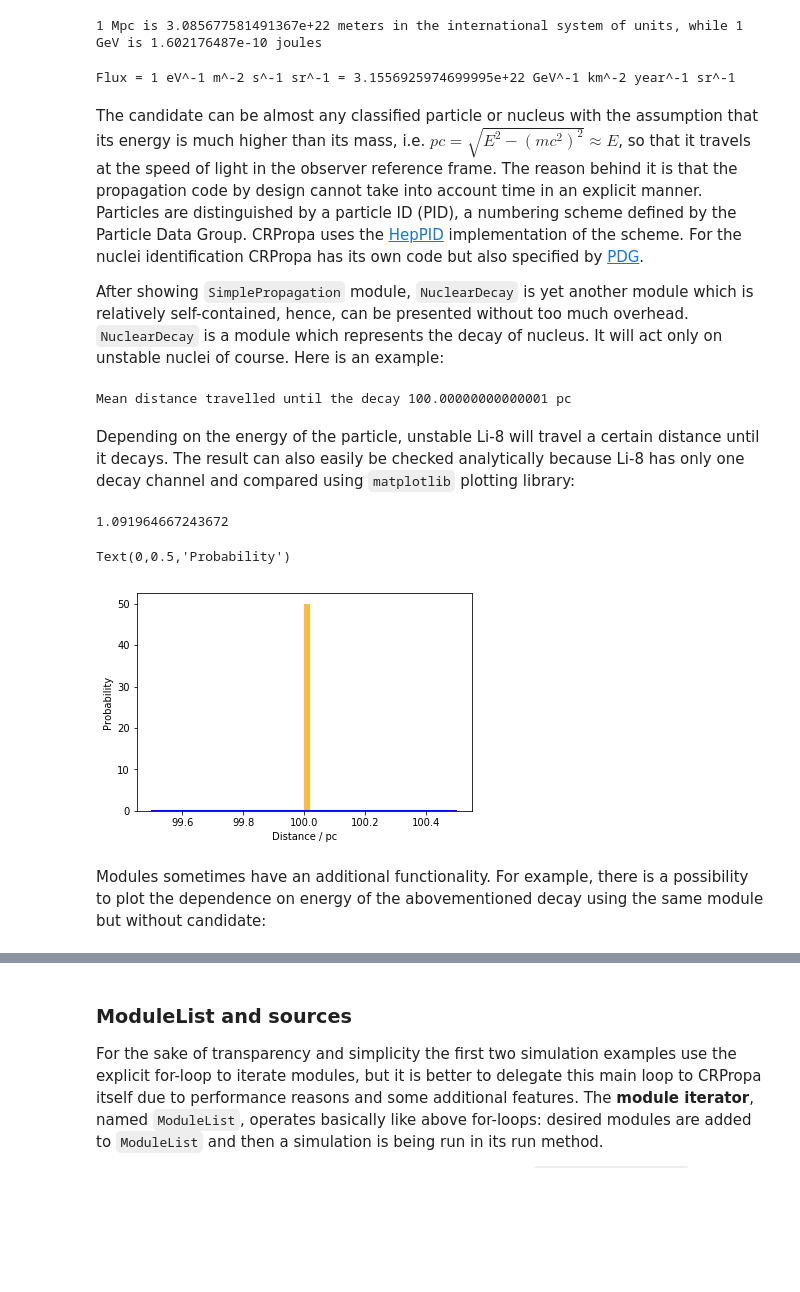
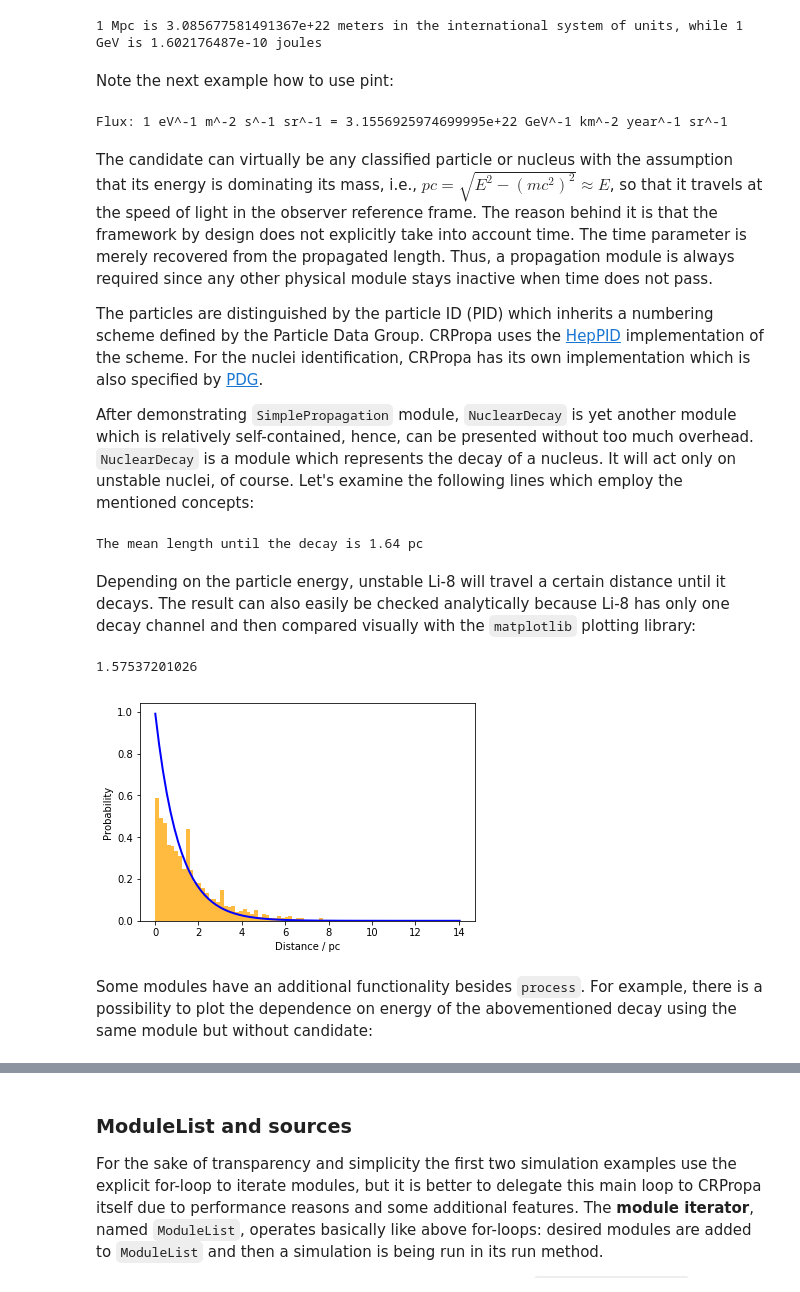
Before and after one commit to CRPropa/crpropa-intro-book, a Jupyter notebook: Basics.ipynb, the cells around one changed output, grey strips where cells are left out. Drawn from its saved outputs; the diff is of its cells as text; code cells hidden in the pictures; blank space fills up the shorter version.

```diff
--- a/Basics.ipynb
+++ b/Basics.ipynb
@@ -51,6 +55,8 @@ print("1 Mpc is {} meters in the international \
 system of units, while 1 GeV is {} joules".format(1*Mpc, 1*GeV))
 # %% [output]
 1 Mpc is 3.085677581491367e+22 meters in the international system of units, while 1 GeV is 1.602176487e-10 joules
+# %% [markdown]
+Note the next example how to use pint:
 # %%
 from pint import UnitRegistry
 ureg = UnitRegistry()
@@ -62,74 +68,75 @@ def convertunits(unitstring, convertto):
 
 fromunits = "eV^-1 m^-2 s^-1 sr^-1"
 tounits = "GeV^-1 km^-2 year^-1 sr^-1"
-print("Flux = 1 {1} = {0} {2}".format(
+print("Flux: 1 {1} = {0} {2}".format(
     1*convertunits(fromunits, tounits), fromunits, tounits))
 # %% [output]
-Flux = 1 eV^-1 m^-2 s^-1 sr^-1 = 3.1556925974699995e+22 GeV^-1 km^-2 year^-1 sr^-1
+Flux: 1 eV^-1 m^-2 s^-1 sr^-1 = 3.1556925974699995e+22 GeV^-1 km^-2 year^-1 sr^-1
 # %% [markdown]
-The candidate can be almost any classified particle or nucleus with the assumption that its energy is much higher than its mass, i.e. $pc=\sqrt{E^2-(mc^2)^2}\approx E$, so that it travels at the speed of light in the observer reference frame. The reason behind it is that the propagation code by design cannot take into account time in an explicit manner. Particles are distinguished by a particle ID (PID), a numbering scheme defined by the Particle Data Group. CRPropa uses the [HepPID](http://lcgapp.cern.ch/project/simu/HepPDT/HepPDT.2.06.01/HepPID.pdf) implementation of the scheme. For the nuclei identification CRPropa has its own code but also specified by [PDG](http://pdg.lbl.gov/2008/reviews/rpp2008-rev-monte-carlo-numbering.pdf).
+The candidate can virtually be any classified particle or nucleus with the assumption that its energy is dominating its mass, i.e., $pc=\sqrt{E^2-(mc^2)^2}\approx E$, so that it travels at the speed of light in the observer reference frame. The reason behind it is that the framework by design does not explicitly take into account time. The time parameter is merely recovered from the propagated length. Thus, a propagation module is always required since any other physical module stays inactive when time does not pass.
 
-After showing ``SimplePropagation`` module, ``NuclearDecay`` is yet another module which is relatively self-contained, hence, can be presented without too much overhead. ``NuclearDecay`` is a module which represents the decay of nucleus. It will act only on unstable nuclei of course. Here is an example:
+The particles are distinguished by the particle ID (PID) which inherits a numbering scheme defined by the Particle Data Group. CRPropa uses the [HepPID](http://lcgapp.cern.ch/project/simu/HepPDT/HepPDT.2.06.01/HepPID.pdf) implementation of the scheme. For the nuclei identification, CRPropa has its own implementation which is also specified by [PDG](http://pdg.lbl.gov/2008/reviews/rpp2008-rev-monte-carlo-numbering.pdf).
+
+After demonstrating ``SimplePropagation`` module, ``NuclearDecay`` is yet another module which is relatively self-contained, hence, can be presented without too much overhead. ``NuclearDecay`` is a module which represents the decay of a nucleus. It will act only on unstable nuclei, of course. Let's examine the following lines which employ the mentioned concepts:
 # %%
 def decay_distance(pid, E):
     c = Candidate(pid, E)
     c.current.setPosition(Vector3d(0, 0, 0)*Mpc)
     c.current.setDirection(Vector3d(1, 0, 0))
-    init_charge = c.current.getCharge()
+    init_id = c.current.getId()
 
-    module1 = SimplePropagation()
+    module1 = SimplePropagation(0.01*pc, 10*pc)
     module2 = NuclearDecay()
 
     for step in range(200):
         module1.process(c)
         module2.process(c)
-        if c.current.getCharge() != init_charge:
-            return c.current.getPosition().getR()/pc
+        if c.current.getId() != init_id:
+            return c.current.getPosition().getR()
+
+    return c.current.getPosition().getR()
 
 # Li-8, half-life = 839.9 ms, E = 1 EeV
 pid = nucleusId(8, 3)
 E = 1*EeV
 
 # make sample
-dists = [decay_distance(pid, E) for i in range(5000)]
+dists = [decay_distance(pid, E)/pc for i in range(3000)]
 mean_dist = sum(dists)/len(dists)
-print("Mean distance travelled until the decay {} pc".format(mean_dist))
+print("The mean length until the decay is {:.3g} pc".format(mean_dist))
 # %% [output]
-Mean distance travelled until the decay 100.00000000000001 pc
+The mean length until the decay is 1.64 pc
 # %% [markdown]
-Depending on the energy of the particle, unstable Li-8 will travel a certain distance until it decays. The result can also easily be checked analytically because Li-8 has only one decay channel and compared using ``matplotlib`` plotting library:
+Depending on the particle energy, unstable Li-8 will travel a certain distance until it decays. The result can also easily be checked analytically because Li-8 has only one decay channel and then compared visually with the ``matplotlib`` plotting library:
 # %%
-import math
+import numpy as np
+%matplotlib inline
+import matplotlib.pyplot as plt
 
 def p_decay(dist):
     """distance should be in pc"""
     halflife = 0.8399 # in s
     mass = 8.02248736*amu
     E = 1*EeV
 
-    lifetime = halflife #/ math.log(2)
+    lifetime = halflife #* np.log(2)
     gamma = E / (mass * c_squared)
     mean_dist = lifetime*gamma*c_light / pc
 
     return math.exp(-dist/mean_dist)
 
-print(0.8399*1*EeV / (8.02248736*amu * c_squared)*c_light / pc)
+print(0.8399 / np.log(2) *1*EeV / (8.02248736*amu * c_squared)*c_light / pc)
 
-import numpy as np
-%matplotlib inline
-import matplotlib.pyplot as plt
-
-n, bins, patches = plt.hist(dists, 50, normed=1, facecolor='orange', alpha=0.75)
+n, bins, patches = plt.hist(dists, 80, normed=1, facecolor='orange', alpha=0.75)
 y = [p_decay(b) for b in bins]
-plt.plot(bins, y, 'b', linewidth=2)
-plt.xlabel('Distance / pc')
-plt.ylabel('Probability')
+_ = plt.plot(bins, y, 'b', linewidth=2)
+_ = plt.xlabel('Distance / pc')
+_ = plt.ylabel('Probability')
 # %% [output]
-1.091964667243672
+1.57537201026
-Text(0,0.5,'Probability')
-[figure, old version]
+[figure, new version]
 # %% [markdown]
-Modules sometimes have an additional functionality. For example, there is a possibility to plot the dependence on energy of the abovementioned decay using the same module but without candidate:
+Some modules have an additional functionality besides `process`. For example, there is a possibility to plot the dependence on energy of the abovementioned decay using the same module but without candidate:
 # %%
 pid = nucleusId(8, 3)
 mass = nuclearMass(pid)
```
Also changed, not shown: parts of 7 cells of this notebook.
